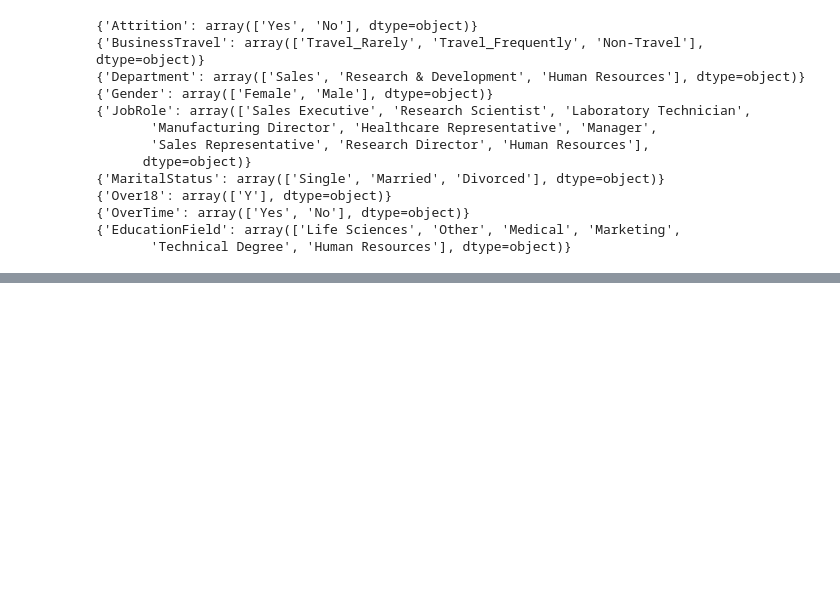
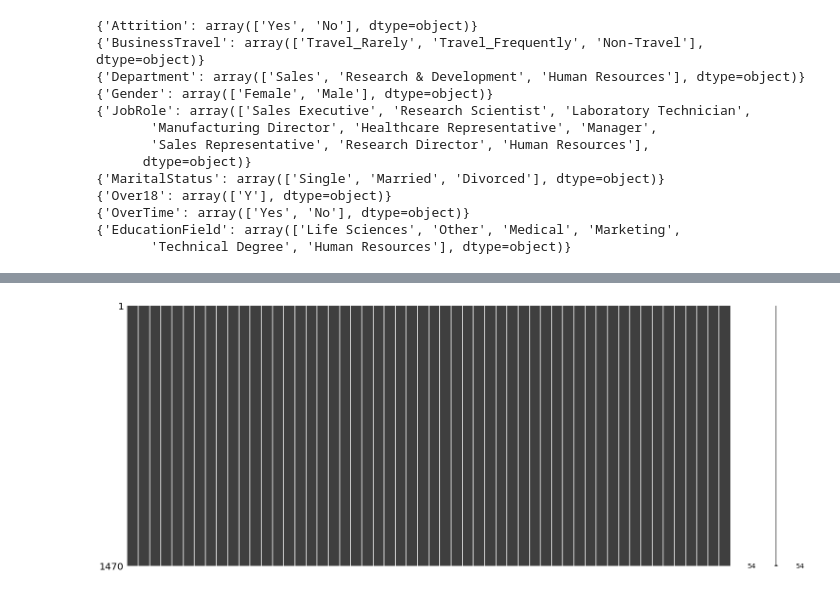
Before and after one commit to mattblasa/HR-attrition-prediction, a Jupyter notebook: employee_attrition.ipynb, the cells around one changed output, grey strips where cells are left out. Drawn from its saved outputs; the diff is of its cells as text; code cells hidden in the pictures; blank space fills up the shorter version.

```diff
--- a/employee_attrition.ipynb
+++ b/employee_attrition.ipynb
@@ -246,0 +265,8 @@ plt.show()
+# %%
+# Importing the libraries
+import missingno as msno
+
+# Visualize missing values as a matrix
+msno.matrix(df_test);
+# %% [output]
+[figure, added]
```
Also changed, not shown: parts of 25 cells of this notebook, 4 other files.
